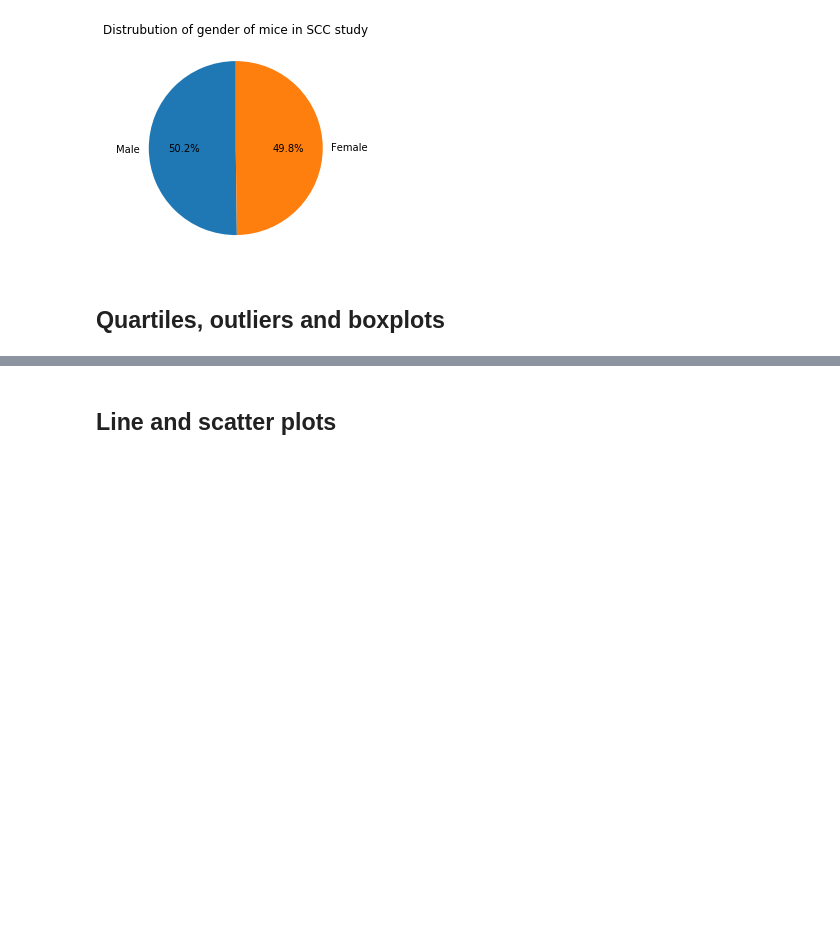
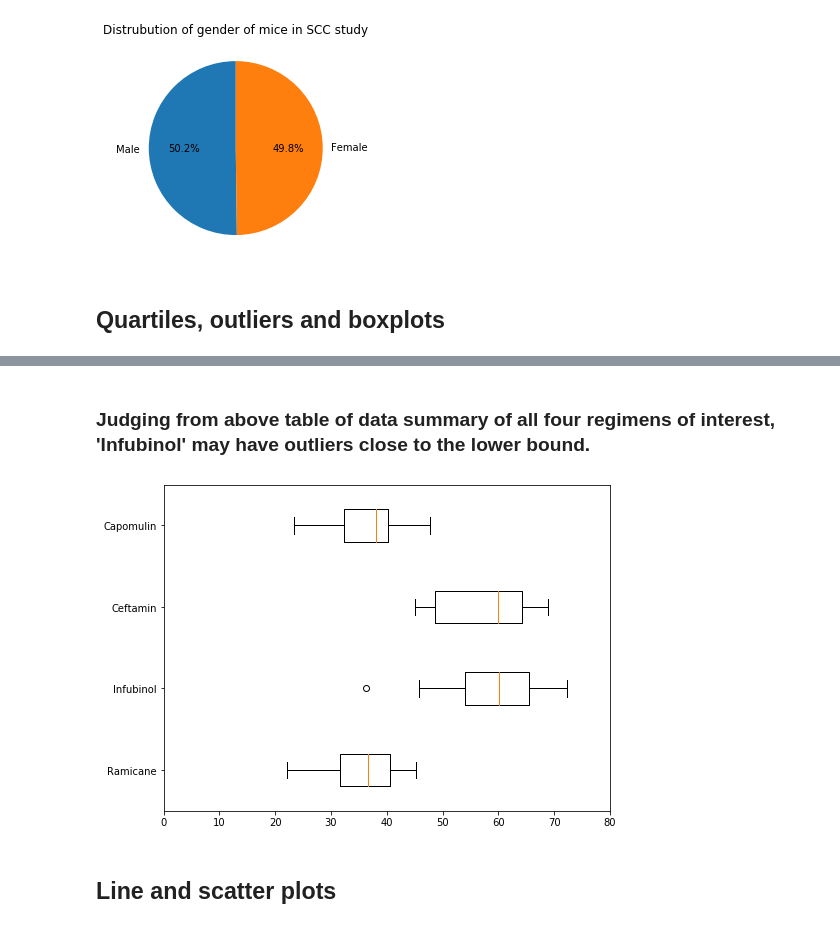
Before and after one commit to nqazimn/matplotlib-challenge, a Jupyter notebook: pymaceuticals_QAZINabeel_HW5.ipynb, the cells around one changed output, grey strips where cells are left out. Cells and saved outputs as stored; diff of their text form; code cells hidden in the pictures; blank space fills up the shorter version.

Commit message:
attempted to draw box plots using for loop. need to follow demo for more better options

```diff
--- a/pymaceuticals_QAZINabeel_HW5.ipynb
+++ b/pymaceuticals_QAZINabeel_HW5.ipynb
@@ -173,5 +177,16 @@ quartiles_df.set_index([index_labels]).round(2)
+# %% [markdown]
+### Judging from above table of data summary of all four regimens of interest, 'Infubinol' may have outliers close to the lower bound.
 # %%
 # Generate a box plot of the final tumor volume of each mouse across four regimens of interest
+box_idx = 4
+fig, ax1 = plt.subplots(figsize=(8,6));
+for a_drug in dict_of_final_tumor_volumes:
+    ax1.boxplot(dict_of_final_tumor_volumes[a_drug]['Tumor Volume (mm3)'], vert = False, positions = [box_idx], widths = 0.4);
+    ax1.set_xlim([0,80])
+    box_idx = box_idx - 1
+ax1.set_yticklabels(['Capomulin','Ceftamin','Infubinol','Ramicane']);
+# %% [output]
+[figure, added]
 # %% [markdown]
 ## Line and scatter plots
 # %%
```
Also changed, not shown: parts of 1 cell of this notebook.
